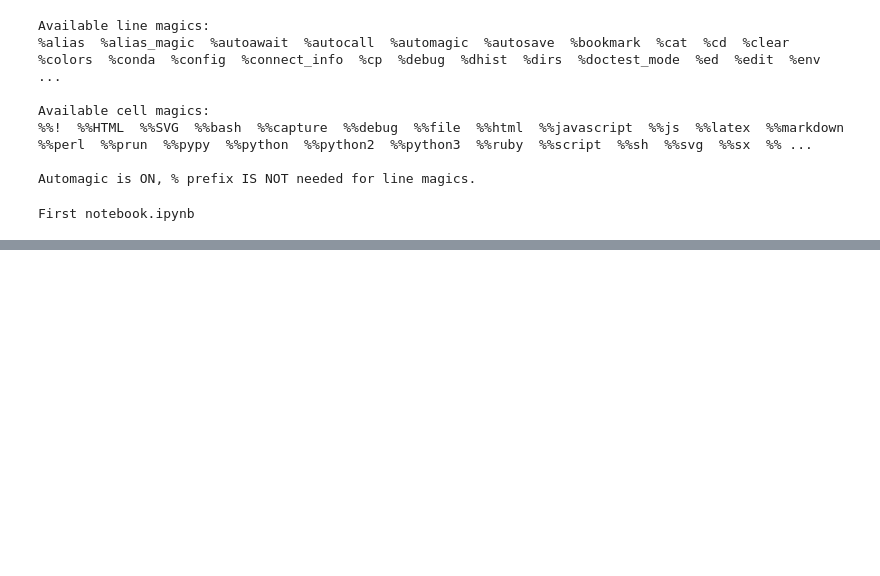
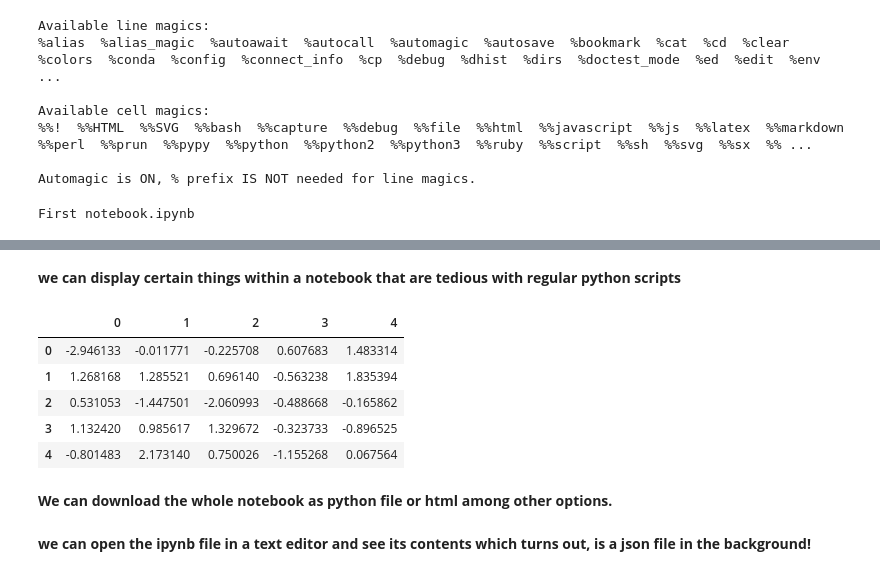
Before and after one commit to ank1trana/cs-python-AYNTK-programs, a Jupyter notebook: jupyter-demo/First notebook.ipynb, the cells around one changed output, grey strips where cells are left out. Saved outputs shown, nothing was run; the diff lists cells and outputs as text; code cells hidden in the pictures; blank space fills up the shorter version.

Commit message:
Experimental notebook
Experimental notebook

```diff
--- a/jupyter-demo/First notebook.ipynb
+++ b/jupyter-demo/First notebook.ipynb
@@ -59,0 +91,19 @@ ModuleNotFoundError: No module named 'numpy'
+# %% [markdown]
+**we can display certain things within a notebook that are tedious with regular python scripts**
+# %%
+import pandas as pd
+import numpy as np
+
+df = pd.DataFrame(np.random.randn(10,5))
+df.head()
+# %% [output]
+|  | 0 | 1 | 2 | 3 | 4 |
+| 0 | -2.946133 | -0.011771 | -0.225708 | 0.607683 | 1.483314 |
+| 1 | 1.268168 | 1.285521 | 0.696140 | -0.563238 | 1.835394 |
+| 2 | 0.531053 | -1.447501 | -2.060993 | -0.488668 | -0.165862 |
+| 3 | 1.132420 | 0.985617 | 1.329672 | -0.323733 | -0.896525 |
+| 4 | -0.801483 | 2.173140 | 0.750026 | -1.155268 | 0.067564 |
+# %% [markdown]
+**We can download the whole notebook as python file or html among other options.**
+# %% [markdown]
+**we can open the ipynb file in a text editor and see its contents which turns out, is a json file in the background!**
```
Also changed, not shown: parts of 12 cells of this notebook, 1 other file.
